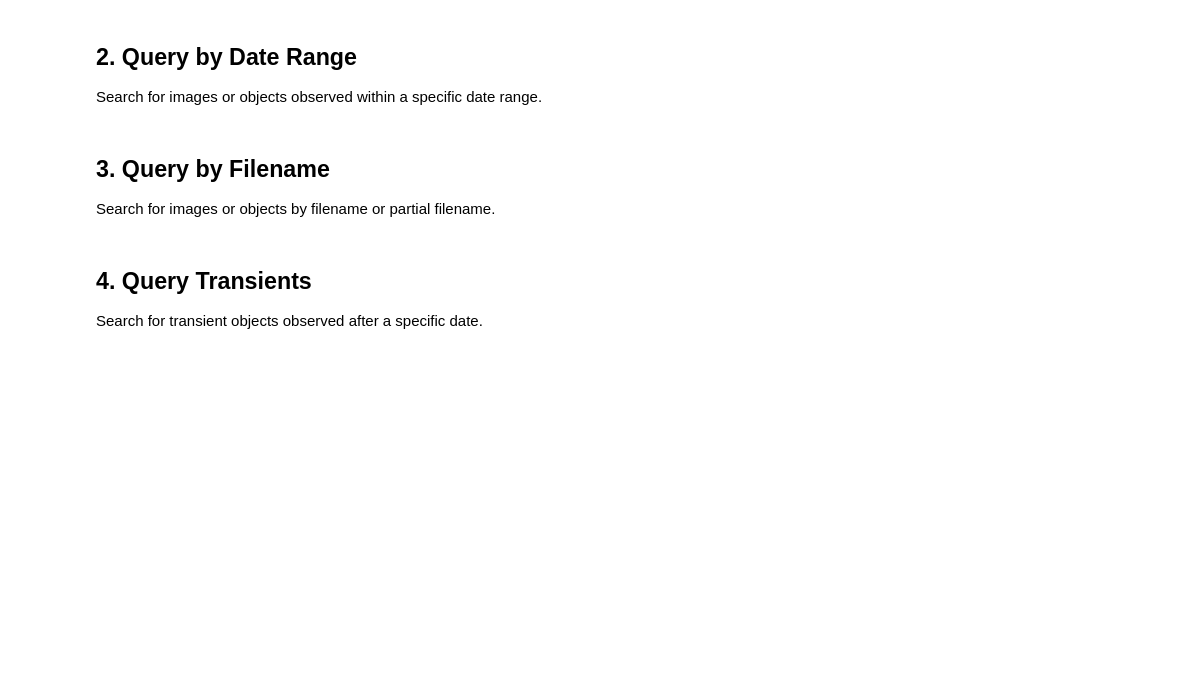
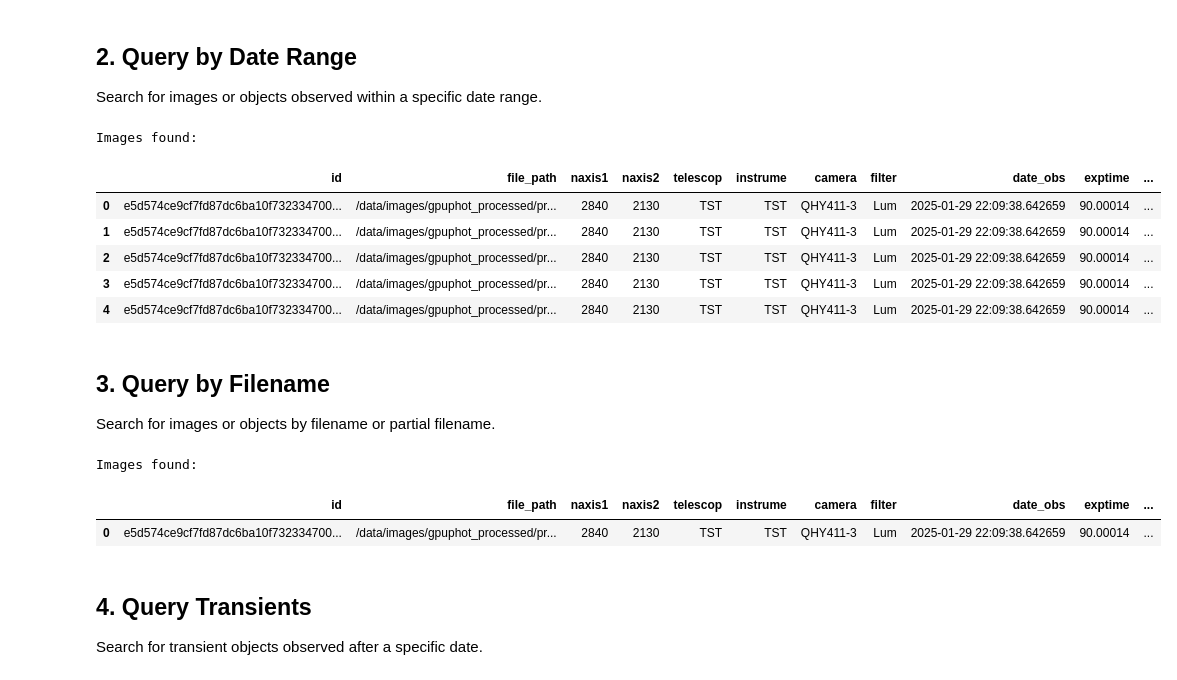
Before and after one commit to Light-Bridges/GPUPhot, a Jupyter notebook: notebooks/4_Database_Query_Notebook.ipynb, the cells around one changed output. Drawn from its saved outputs; the diff is of its cells as text; code cells hidden in the pictures; blank space fills up the shorter version.

```diff
--- a/notebooks/4_Database_Query_Notebook.ipynb
+++ b/notebooks/4_Database_Query_Notebook.ipynb
@@ -74,12 +115,20 @@ Search for images or objects observed within a specific date range.
 # %%
 from gpuphot_worker.database_search_utils import search_by_date_range
 
 # Example: Search for images observed between 2024-01-01 and 2024-12-31
-start_date, end_date = '2024-01-01', '2024-12-31'
+start_date, end_date = '2025-01-01', '2025-01-31'
 df_date_results = search_by_date_range(start_date, end_date)
 
 print('Images found:')
 df_date_results.head()
+# %% [output]
+Images found:
+|  | id | file_path | naxis1 | naxis2 | telescop | instrume | camera | filter | date_obs | exptime | ... |
+| 0 | e5d574ce9cf7fd87dc6ba10f732334700... | /data/images/gpuphot_processed/pr... | 2840 | 2130 | TST | TST | QHY411-3 | Lum | 2025-01-29 22:09:38.642659 | 90.00014 | ... |
+| 1 | e5d574ce9cf7fd87dc6ba10f732334700... | /data/images/gpuphot_processed/pr... | 2840 | 2130 | TST | TST | QHY411-3 | Lum | 2025-01-29 22:09:38.642659 | 90.00014 | ... |
+| 2 | e5d574ce9cf7fd87dc6ba10f732334700... | /data/images/gpuphot_processed/pr... | 2840 | 2130 | TST | TST | QHY411-3 | Lum | 2025-01-29 22:09:38.642659 | 90.00014 | ... |
+| 3 | e5d574ce9cf7fd87dc6ba10f732334700... | /data/images/gpuphot_processed/pr... | 2840 | 2130 | TST | TST | QHY411-3 | Lum | 2025-01-29 22:09:38.642659 | 90.00014 | ... |
+| 4 | e5d574ce9cf7fd87dc6ba10f732334700... | /data/images/gpuphot_processed/pr... | 2840 | 2130 | TST | TST | QHY411-3 | Lum | 2025-01-29 22:09:38.642659 | 90.00014 | ... |
 # %% [markdown]
 ## 3. Query by Filename
 Search for images or objects by filename or partial filename.
@@ -87,11 +136,15 @@ Search for images or objects by filename or partial filename.
 from gpuphot_worker.database_search_utils import search_by_filename
 
 # Example: Search for images containing 'Mrk352' in the filename
-filename_part = 'Mrk352'
+filename_part = '2024YR4'
 df_file_results = search_by_filename(filename_part)
 
 print('Images found:')
 df_file_results.head()
+# %% [output]
+Images found:
+|  | id | file_path | naxis1 | naxis2 | telescop | instrume | camera | filter | date_obs | exptime | ... |
+| 0 | e5d574ce9cf7fd87dc6ba10f732334700... | /data/images/gpuphot_processed/pr... | 2840 | 2130 | TST | TST | QHY411-3 | Lum | 2025-01-29 22:09:38.642659 | 90.00014 | ... |
 # %% [markdown]
 ## 4. Query Transients
 Search for transient objects observed after a specific date.
```
Also changed, not shown: parts of 6 cells of this notebook, 1 other file.
